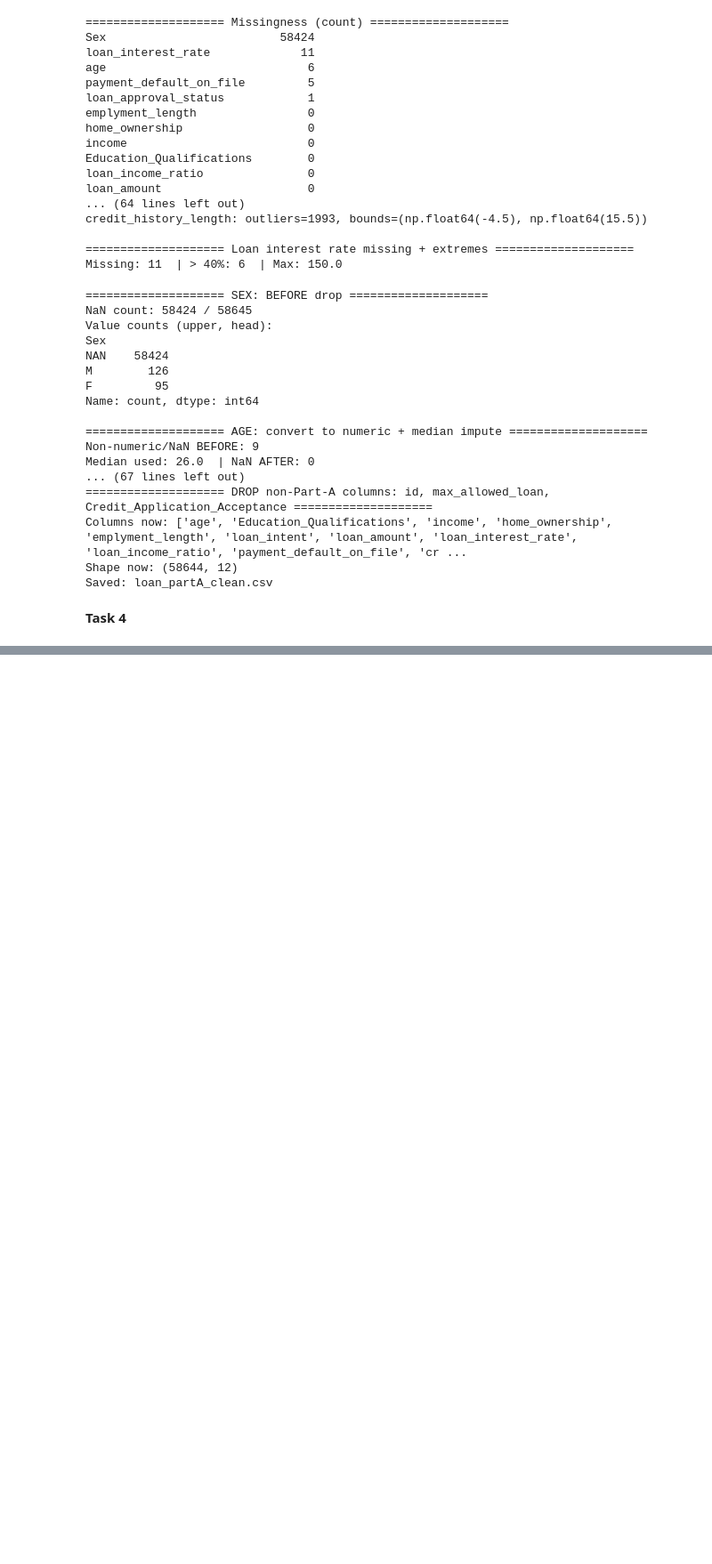
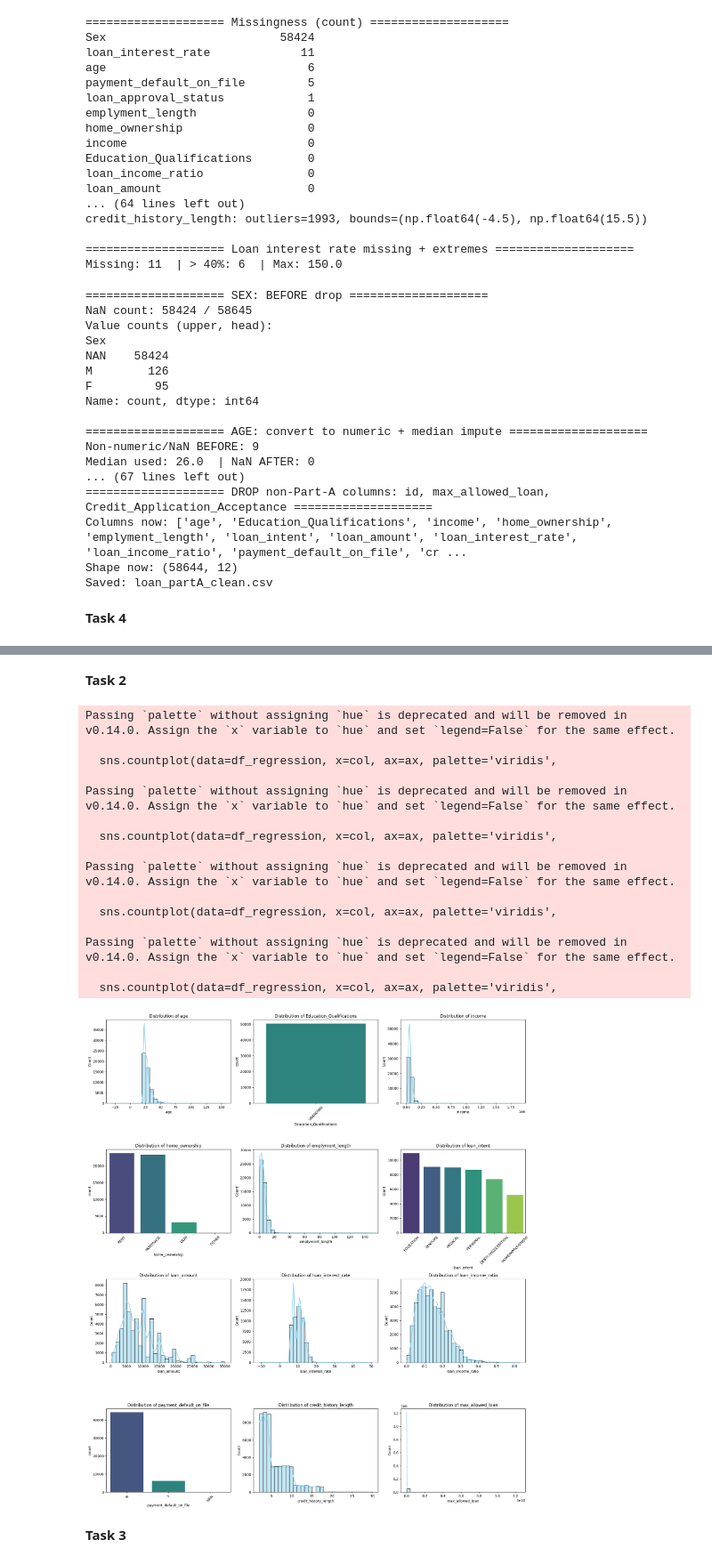
Before and after one commit to RMMalshaPiumini/Loan-Approval-Prediction, a Jupyter notebook: copilot_helps.ipynb, the cells around one changed output, grey strips where cells are left out. Shown at 89% size. Drawn from its saved outputs; the diff is of its cells as text; code cells hidden in the pictures; blank space fills up the shorter version.

```diff
--- a/copilot_helps.ipynb
+++ b/copilot_helps.ipynb
@@ -417,0 +680,75 @@ Random Forest (RF)        0.945777  0.679840   0.918059  0.781193
+# %% [markdown]
+**Task 2**
+# %%
+# --- STEP 1: Data Cleaning for Plotting ---
+# We need to ensure data is numeric for plotting.
+# This repeats some cleaning from Part A to ensure this subset is clean.
+
+# 1. Clean 'age': Force to numeric, coerce errors (like "Twenty Seven") to NaN, then fill
+df_regression['age'] = pd.to_numeric(df_regression['age'], errors='coerce')
+df_regression['age'] = df_regression['age'].fillna(df_regression['age'].median())
+
+# 2. Clean 'loan_interest_rate': Handle missing values
+df_regression['loan_interest_rate'] = df_regression['loan_interest_rate'].fillna(df_regression['loan_interest_rate'].median())
+
+# 3. Clean Categorical strings: Strip whitespace and uppercase
+categorical_cols = ['Education_Qualifications', 'home_ownership', 'loan_intent', 'payment_default_on_file']
+for col in categorical_cols:
+    df_regression[col] = df_regression[col].astype(str).str.strip().str.upper()
+
+# 4. Clean 'payment_default_on_file': Normalize yes/no variations if any remain
+# (Assuming simple 'Y'/'N' or similar, the strip/upper handles most)
+# %%
+# --- STEP 2: Plotting Distributions ---
+
+# Define groups
+numerical_features = ['age', 'income', 'emplyment_length', 'loan_amount',
+                      'loan_interest_rate', 'loan_income_ratio', 'credit_history_length',
+                      'max_allowed_loan']
+categorical_features = ['Education_Qualifications', 'home_ownership', 'loan_intent', 'payment_default_on_file']
+
+# Set up the plot grid
+total_cols = 3
+total_rows = (len(df_regression.columns) + total_cols - 1) // total_cols
+
+fig, axes = plt.subplots(total_rows, total_cols, figsize=(18, 5 * total_rows))
+axes = axes.flatten()
+
+for i, col in enumerate(df_regression.columns):
+    ax = axes[i]
+    if col in numerical_features:
+        # Plot Histogram for Numerical
+        sns.histplot(df_regression[col], kde=True, ax=ax, color='skyblue', bins=30)
+        ax.set_title(f'Distribution of {col}')
+    else:
+        # Plot Bar Chart for Categorical
+        sns.countplot(data=df_regression, x=col, ax=ax, palette='viridis',
+                      order=df_regression[col].value_counts().index)
+        ax.set_title(f'Distribution of {col}')
+        ax.tick_params(axis='x', rotation=45)
+
+# Remove empty subplots
+for j in range(i + 1, len(axes)):
+    fig.delaxes(axes[j])
+
+plt.tight_layout()
+plt.show()
+# %% [output]
+Passing `palette` without assigning `hue` is deprecated and will be removed in v0.14.0. Assign the `x` variable to `hue` and set `legend=False` for the same effect.
+
+  sns.countplot(data=df_regression, x=col, ax=ax, palette='viridis',
+
+Passing `palette` without assigning `hue` is deprecated and will be removed in v0.14.0. Assign the `x` variable to `hue` and set `legend=False` for the same effect.
+
+  sns.countplot(data=df_regression, x=col, ax=ax, palette='viridis',
+
+Passing `palette` without assigning `hue` is deprecated and will be removed in v0.14.0. Assign the `x` variable to `hue` and set `legend=False` for the same effect.
+
+  sns.countplot(data=df_regression, x=col, ax=ax, palette='viridis',
+
+Passing `palette` without assigning `hue` is deprecated and will be removed in v0.14.0. Assign the `x` variable to `hue` and set `legend=False` for the same effect.
+
+  sns.countplot(data=df_regression, x=col, ax=ax, palette='viridis',
+[figure, added]
+# %% [markdown]
+**Task 3**
```
Also changed, not shown: parts of 15 cells of this notebook.
